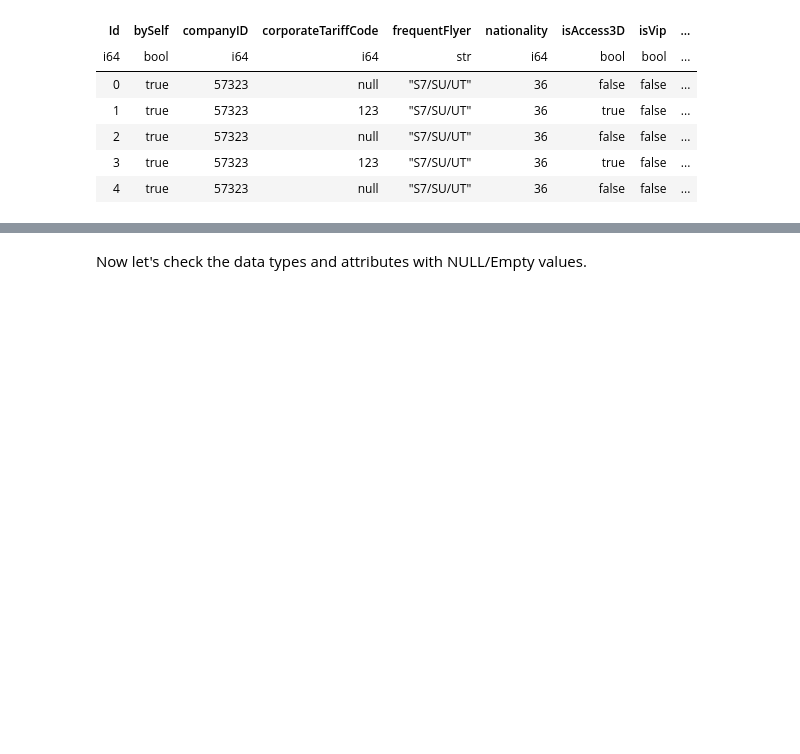
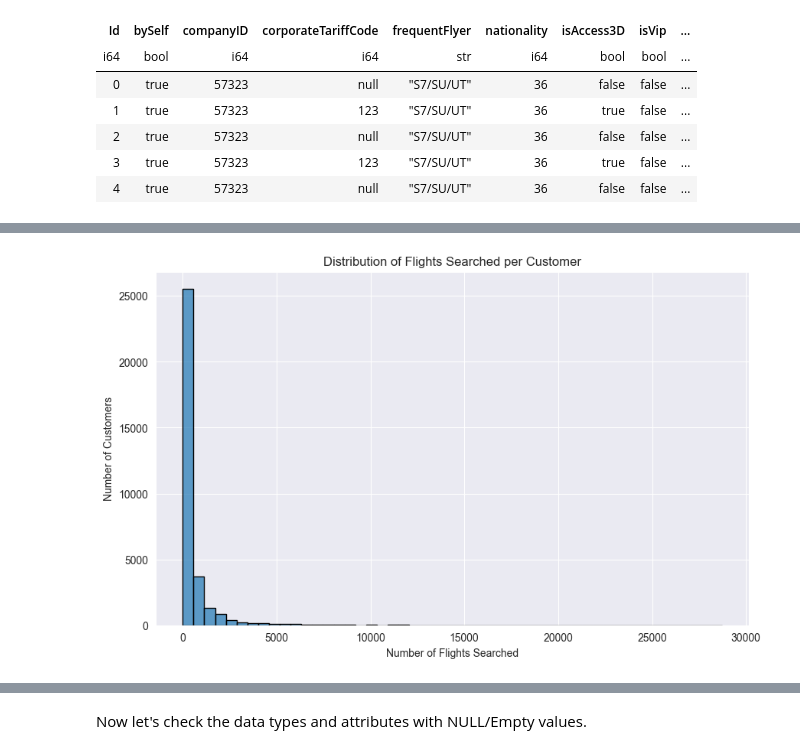
Before and after one commit to jfroggatt/aeroclub_recsys_2025, a Jupyter notebook: aeroclub_recsys.ipynb, the cells around one changed output, grey strips where cells are left out. Cells and saved outputs as stored; diff of their text form; code cells hidden in the pictures; blank space fills up the shorter version.

```diff
--- a/aeroclub_recsys.ipynb
+++ b/aeroclub_recsys.ipynb
@@ -214,0 +205,9 @@ While the majority of travelers generally have less than ~500 searches (3rd Quar
+# %%
+plt.figure(figsize=(10, 6))
+sns.histplot(cust_flights_searched['len'], bins=50, edgecolor='black', alpha=0.7)
+plt.title('Distribution of Flights Searched per Customer')
+plt.xlabel('Number of Flights Searched')
+plt.ylabel('Number of Customers')
+plt.show()
+# %% [output]
+[figure, added]
```
Also changed, not shown: parts of 73 cells of this notebook, 3 other files.
